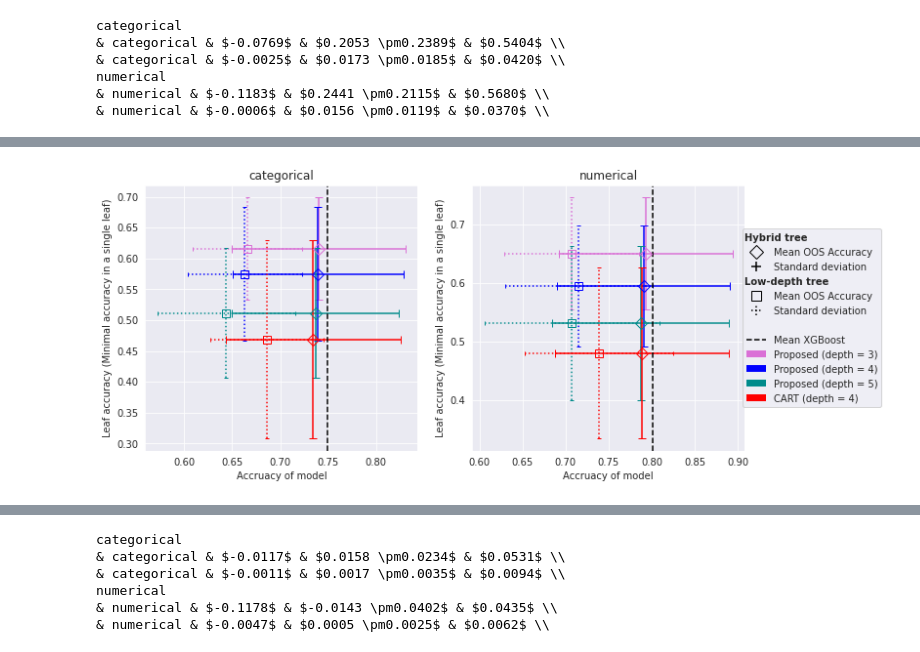
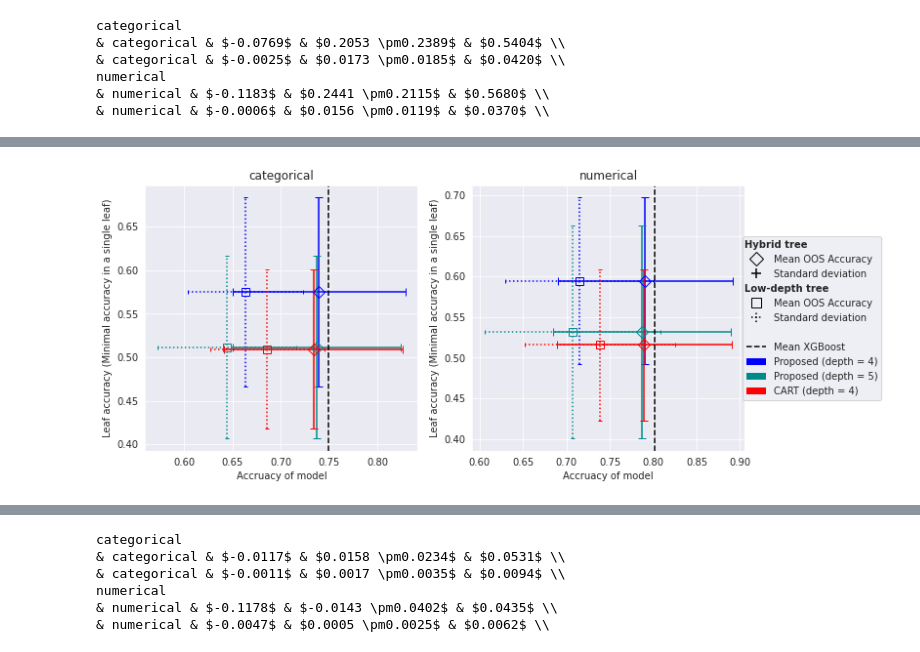
Before and after one commit to Epanemu/FCT, a Jupyter notebook: Results.ipynb, the cells around one changed output, grey strips where cells are left out. Drawn from its saved outputs; the diff is of its cells as text; code cells hidden in the pictures.

```diff
--- a/Results.ipynb
+++ b/Results.ipynb
@@ -208,5 +207,5 @@ Extended Test acc: 0.9747149231531979
 # %%
-fig, axes = plt.subplots(1, figsize=(9,5))
+fig, axes = plt.subplots(1, figsize=(7,4))
 i = 0
 xgbvals = get_XGB_dataset_est_values()
 
@@ -220,8 +219,8 @@ values["Proposed model"] = {
     "extended": get_values(jobs, name, extended=True)[dtype][dname]
 }
 values["CART"] = {
-    "base": get_tree_results(TREE_PATHS["depth4"])[dtype][dname],
-    "extended": get_tree_results(TREE_PATHS["depth4"], extended=True)[dtype][dname]
+    "base": get_tree_results(TREE_PATHS["fixed_Nmin"])[dtype][dname],
+    "extended": get_tree_results(TREE_PATHS["fixed_Nmin"], extended=True)[dtype][dname]
 }
 
 colors = ["b","r"]
@@ -235,7 +234,7 @@ for c, n in zip(colors, values):
 show_xgb(axes, xgbvals[dtype][dname]["TestAcc"].mean())
 
 set_labels(axes, "COMPAS dataset - will reoffend after 2 years?")
-set_legend(axes, values.keys(), colors, anchor=(0.3, 0.31))
+set_legend(axes, values.keys(), colors, anchor=(0.38, 0.38))
 i += 1
 
 plt.savefig("plots/motivation.pdf", bbox_inches='tight')
@@ -244,11 +243,11 @@ plt.savefig("plots/motivation.pdf", bbox_inches='tight')
 # %%
 name = "warm_best"
 values = gather_by_difficulty(get_values(jobs, name, extended=True))
-tree_values = gather_by_difficulty(get_tree_results(TREE_PATHS["depth4"], extended=True))
+tree_values = gather_by_difficulty(get_tree_results(TREE_PATHS["fixed_Nmin"], extended=True))
 xgb_vals = gather_by_difficulty(get_XGB_dataset_est_values())
 mode = "std"
 
-fig, axes = plt.subplots(1, 2, figsize=(10,4))
+fig, axes = plt.subplots(1, 2, figsize=(11,4))
 for i, dataset_type in enumerate(DATASETS_INFO):
     colors = ["limegreen", "darkorange", "crimson"]
     # a little better colors
@@ -278,7 +277,7 @@ names = [
     f"{d} datasets\n[{len(values['categorical'][d]['TrainAcc'])//10} categ., {len(values['numerical'][d]['TrainAcc'])//10} numer.]" for d in DIFFICULTIES
 ]
 
-set_difficulty_legend(axes[1], names, colors, anchor=(1.57,0.5))
+set_difficulty_legend(axes[1], names, colors, anchor=(1.52,0.5))
 
 
 plt.savefig("plots/difficulty.pdf", bbox_inches='tight')
@@ -301,14 +300,14 @@ values["OCT (warmstarted)"] = {
 }
 
 values["CART"] = {
-    "base": get_tree_results(TREE_PATHS["depth4"]),
-    "extended": get_tree_results(TREE_PATHS["depth4"], extended=True)
+    "base": get_tree_results(TREE_PATHS["fixed_Nmin"]),
+    "extended": get_tree_results(TREE_PATHS["fixed_Nmin"], extended=True)
 }
 
 colors = ["b","g","r"]
 for dtype in DATASETS_INFO:
     rows, cols = int(np.ceil(len(DATASETS_INFO[dtype])/3)), 3
-    figsize = (cols*4,rows*4.2) if dtype[0] == "c" else (cols*4.2,rows*3.5)
+    figsize = (cols*4,rows*4.2) if dtype[0] == "c" else (cols*5,rows*3.7)
     fig, axes = plt.subplots(rows, cols, figsize=figsize)
     plt.subplots_adjust(hspace=0.4, wspace=0.3)
 
@@ -338,7 +337,7 @@ xgbvals = get_XGB_est_values()
 
 
 attrs = {
-    "warm_nolim": {"color":"teal", "name":"Proposed ($N_{min}=1$)", "appendage":"($N_{min}=50$)"},
+    # "warm_nolim": {"color":"teal", "name":"Proposed ($N_{min}=1$)", "appendage":"($N_{min}=50$)"},
     "warm_1hour": {"color":"purple", "name":"Proposed - 1 hour", "appendage":"- 8 hours"},
     # "warm_d5": {"color":"grey", "name":"Proposed (depth = 5)", "appendage":"(depth = 4)"},
 }
@@ -353,8 +352,8 @@ for model in attrs:
         }
 
     values["CART" + (' (depth = 4)' if "d5" in model else '')] = {
-        "base": get_tree_results_categ(TREE_PATHS["depth4"]),
-        "extended": get_tree_results_categ(TREE_PATHS["depth4"], extended=True)
+        "base": get_tree_results_categ(TREE_PATHS["fixed_Nmin"]),
+        "extended": get_tree_results_categ(TREE_PATHS["fixed_Nmin"], extended=True)
     }
 
     for dtype in DATASETS_INFO:
@@ -384,40 +427,35 @@ fig, axes = plt.subplots(1, 2, figsize=(11,5))
 i = 0
 values = {}
 for name, modelname in [
-        ("Proposed (depth = 3)", "warm_d3"),
         ("Proposed (depth = 4)", "warm_best"),
         ("Proposed (depth = 5)", "warm_d5"),
     ]:
     values[name] = {
         "base": get_values_categ(jobs, modelname, reduced=True),
         "extended": get_values_categ(jobs, modelname, extended=True)
     }
 
 values["CART (depth = 4)"] = {
-    "base": get_tree_results_categ(TREE_PATHS["depth4"]),
-    "extended": get_tree_results_categ(TREE_PATHS["depth4"], extended=True)
+    "base": get_tree_results_categ(TREE_PATHS["fixed_Nmin"]),
+    "extended": get_tree_results_categ(TREE_PATHS["fixed_Nmin"], extended=True)
 }
-# values["CART (depth = 3)"] = {
-#     "base": get_tree_results_categ(TREE_PATHS["depth3"]),
-#     "extended": get_tree_results_categ(TREE_PATHS["depth3"], extended=True)
-# }
 
 for dtype in DATASETS_INFO:
-    colors = ["orchid", "b", "darkcyan", "r", "peru"]
+    colors = ["b", "darkcyan", "r"]
     for c, n in zip(colors, values):
         vals = values[n]["base"][dtype]
         plot_low_depth(axes[i%2], vals["TestAcc"], vals["TestLeafAcc"], c)
 
         vals = values[n]["extended"][dtype]
         plot_hybrid(axes[i%2], vals["TestAcc"], vals["TestLeafAcc"], c)
 
     show_xgb(axes[i%2], xgbvals[dtype]["TestAcc"].mean())
     set_labels(axes[i%2], dtype)
     i += 1
 set_legend(axes[1], values.keys(), colors, anchor=(1.52, 0.5))
 # set_legend(axes[1], values.keys(), colors, anchor=(1.35, 1))
 
 # plt.show()
 plt.savefig(f"plots/compare_depth.pdf", bbox_inches='tight')
 # %% [output]
-[figure, old version]
+[figure, new version]
```
Also changed, not shown: parts of 23 cells of this notebook, 1 other file.
